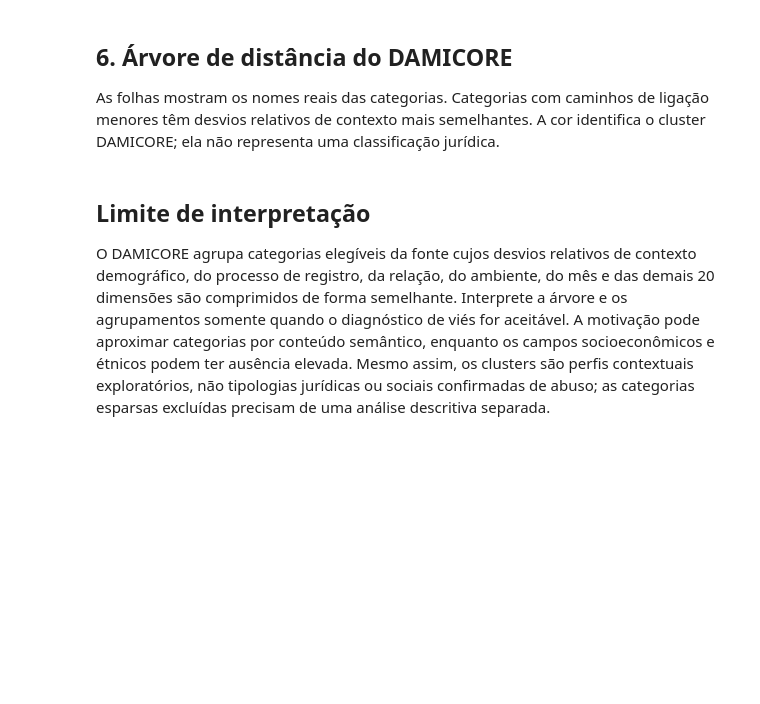
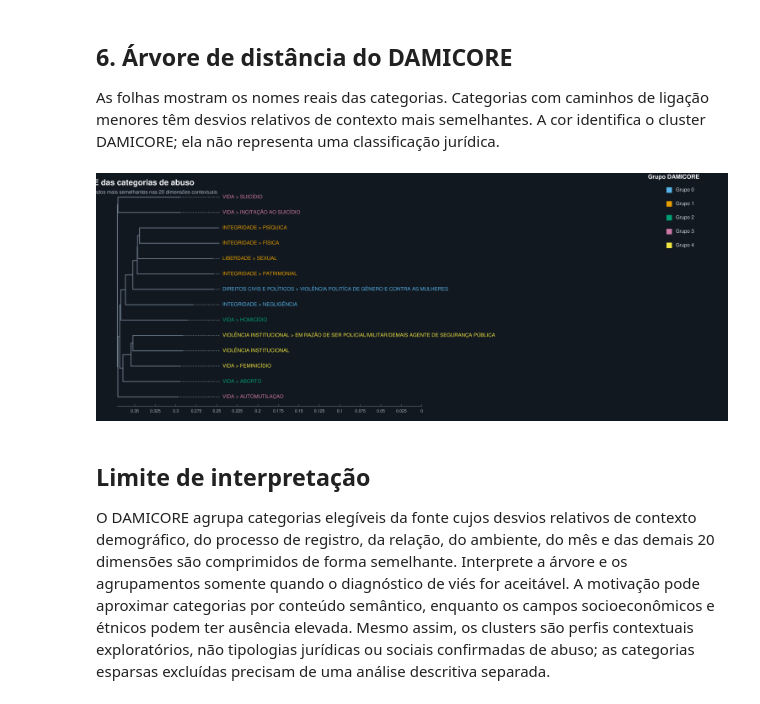
Before and after one commit to rckbrcls/data-mining, a Jupyter notebook: notebooks/01_damicore_abuse_categories.ipynb, the cells around one changed output. Drawn from its saved outputs; the diff is of its cells as text; code cells hidden in the pictures; blank space fills up the shorter version.

```diff
--- a/notebooks/01_damicore_abuse_categories.ipynb
+++ b/notebooks/01_damicore_abuse_categories.ipynb
@@ -497,11 +615,17 @@ category_distance_matrix = distance_matrix.rename(
     index=label_to_category, columns=label_to_category
 )
 clusters = sorted(category_clusters["cluster"].unique())
-cluster_colors = {
-    cluster: plt.colormaps["tab20"](index % 20)
+cluster_palette = [
+    "#56B4E9",  # sky blue
+    "#E69F00",  # orange
+    "#009E73",  # bluish green
+    "#CC79A7",  # reddish purple
+    "#F0E442",  # yellow
+]
+cluster_hex_colors = {
+    cluster: cluster_palette[index % len(cluster_palette)]
     for index, cluster in enumerate(clusters)
 }
-cluster_hex_colors = {cluster: to_hex(color) for cluster, color in cluster_colors.items()}
 
 display(category_clusters[["category", "cluster", "report_count"]])
 display(category_distance_matrix.round(3))
@@ -598,7 +779,22 @@ by_label = category_clusters.set_index("label")
 tip_labels = []
 tip_colors = []
 
-for tip_name in tree.get_tip_labels():
+def normalize_tip_name(tip_name):
+    tip_name = str(tip_name).strip()
+    if len(tip_name) >= 2 and tip_name[0] == tip_name[-1] and tip_name[0] in {"'", '"'}:
+        return tip_name[1:-1]
+    return tip_name
+
+tree_tip_names = [
+    normalize_tip_name(tip_name)
+    for tip_name in tree.get_tip_labels()
+]
+known_tip_names = set(by_object_id.index) | set(by_label.index)
+unknown_tip_names = sorted(set(tree_tip_names) - known_tip_names)
+if unknown_tip_names:
+    raise KeyError(f"Unknown DAMICORE tree leaf labels: {unknown_tip_names}")
+
+for tip_name in tree_tip_names:
     if tip_name in by_object_id.index:
         category_row = by_object_id.loc[tip_name]
     elif tip_name in by_label.index:
@@ -613,43 +809,58 @@ if len(tip_labels) != len(category_clusters):
     raise ValueError("A árvore DAMICORE não corresponde às categorias esperadas.")
 
 canvas, axes, mark = tree.draw(
+    tree_style="d",
     layout="r",
     width=1500,
     height=max(480, len(category_clusters) * 42),
     tip_labels=tip_labels,
     tip_labels_colors=tip_colors,
     tip_labels_align=True,
-    tip_labels_style={"font-size": "12px", "font-family": "Arial"},
+    tip_labels_style={"font-size": "12px", "font-family": "Helvetica"},
     node_labels=False,
     node_mask=False,
     edge_style={
-        "stroke": "#607078",
-        "stroke-width": 1.5,
-        "stroke-opacity": 0.85,
+        "stroke": "#718090",
+        "stroke-width": 1.8,
+        "stroke-opacity": 0.95,
+    },
+    edge_align_style={
+        "stroke": "#5D6C7A",
+        "stroke-width": 1.8,
+        "stroke-opacity": 0.95,
+        "stroke-dasharray": "2,4",
     },
     scale_bar=True,
 )
-canvas.text(35, 24, "Árvore DAMICORE das categorias de abuso", style={"font-size": "19px", "font-weight": "bold", "fill": "#263238"})
-canvas.text(35, 46, "Categorias próximas têm perfis normalizados mais semelhantes nas 20 dimensões contextuais", style={"font-size": "12px", "fill": "#607078"})
+canvas.style = {"background-color": "#121820"}
+axes.x.spine.style = {"stroke": "#556474", "stroke-width": 1.2}
+axes.x.ticks.style = {"stroke": "#556474", "stroke-width": 1.0}
+axes.x.ticks.labels.style = {"fill": "#AAB7C4", "font-family": "Helvetica"}
+canvas.text(35, 24, "Árvore DAMICORE das categorias de abuso", style={"font-size": "19px", "font-weight": "bold", "fill": "#F4F7FA"})
+canvas.text(35, 46, "Categorias próximas têm perfis normalizados mais semelhantes nas 20 dimensões contextuais", style={"font-size": "12px", "fill": "#AAB7C4"})
 legend_markers = [
     (
         f"Grupo {cluster}",
         toyplot.marker.create(
             shape="s",
             size=12,
             mstyle={"fill": cluster_hex_colors[cluster], "stroke": cluster_hex_colors[cluster]},
         ),
     )
     for cluster in clusters
 ]
-canvas.legend(
+legend = canvas.legend(
     legend_markers,
     corner=("top-right", 24, 210, max(72, 28 * len(clusters) + 24)),
     label="Grupo DAMICORE",
 )
+legend.label.style = {"fill": "#F4F7FA", "font-family": "Helvetica"}
+legend.cells.column[1].lstyle = {"fill": "#D4DCE4", "font-family": "Helvetica"}
 toytree.save(canvas, RESULTS_DIR / "category-tree.html")
 toytree.save(canvas, RESULTS_DIR / "category-tree.svg")
 canvas
+# %% [output]
+[figure, added]
 # %% [markdown]
 ## Limite de interpretação
 
```
Also changed, not shown: parts of 13 cells of this notebook, 22 other files.
